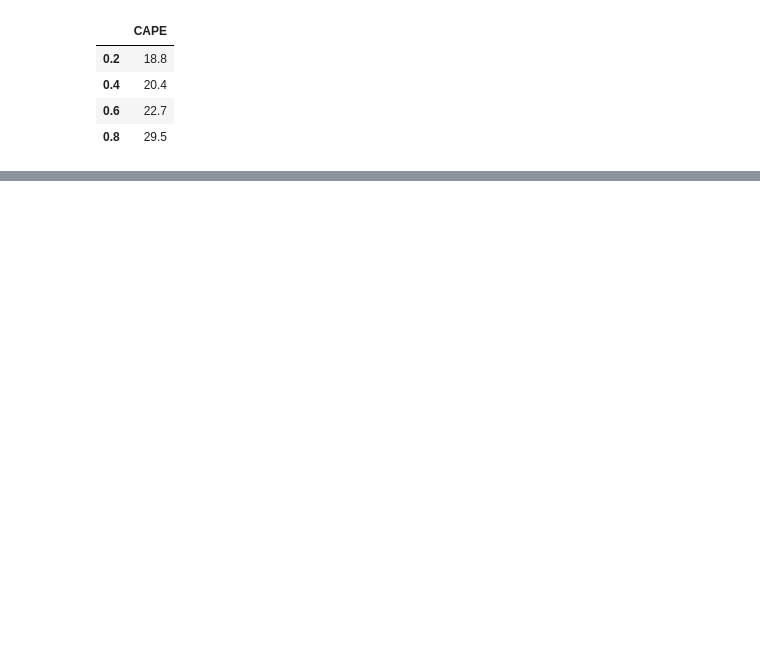
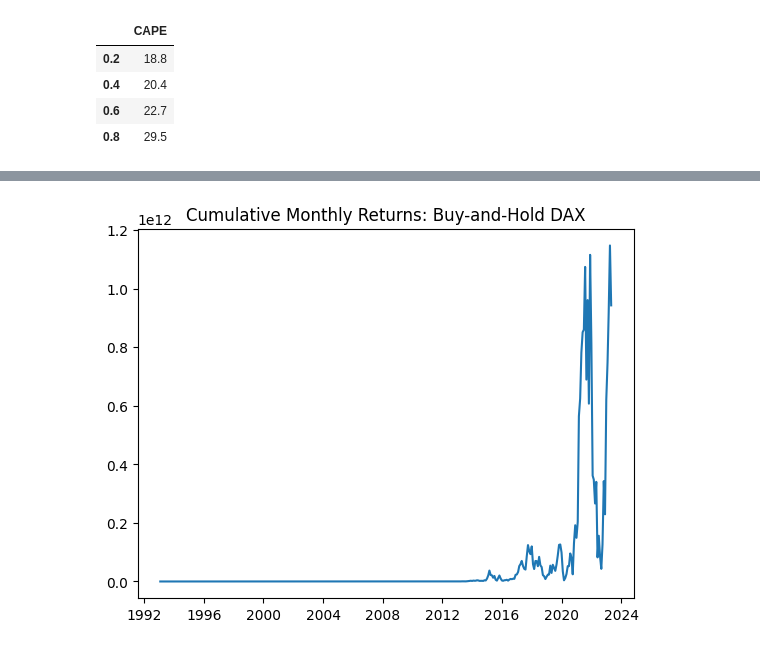
Before and after one commit to afoster28/efi-hw-mktTimingStrat, a Jupyter notebook: EFI_HW_Project_Foster.ipynb, the cells around one changed output, grey strips where cells are left out. Saved outputs shown, nothing was run; the diff lists cells and outputs as text; code cells hidden in the pictures; blank space fills up the shorter version.

```diff
--- a/EFI_HW_Project_Foster.ipynb
+++ b/EFI_HW_Project_Foster.ipynb
@@ -472,0 +568,6 @@ Notes:
+# %%
+plt.plot(date_range, return_1m_cum)
+plt.title('Cumulative Monthly Returns: Buy-and-Hold DAX')
+plt.show()
+# %% [output]
+[figure, added]
```
Also changed, not shown: parts of 65 cells of this notebook, 26 other files.
